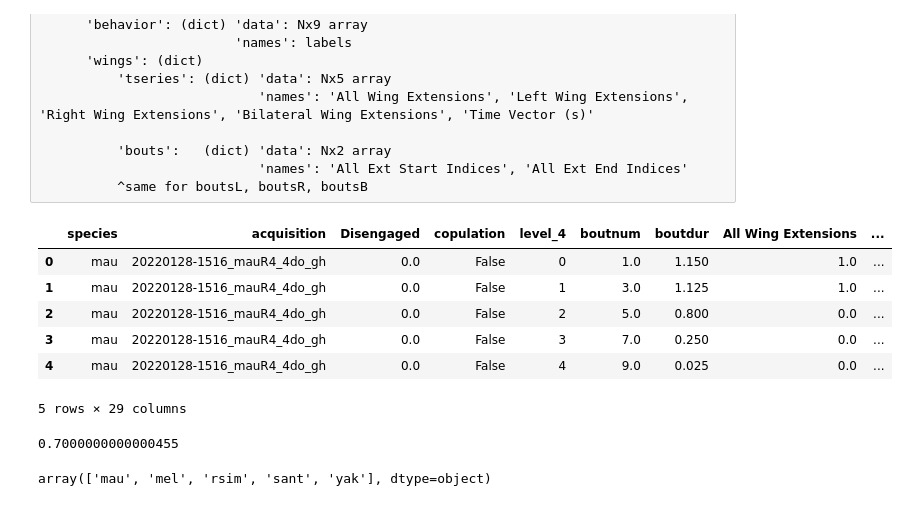
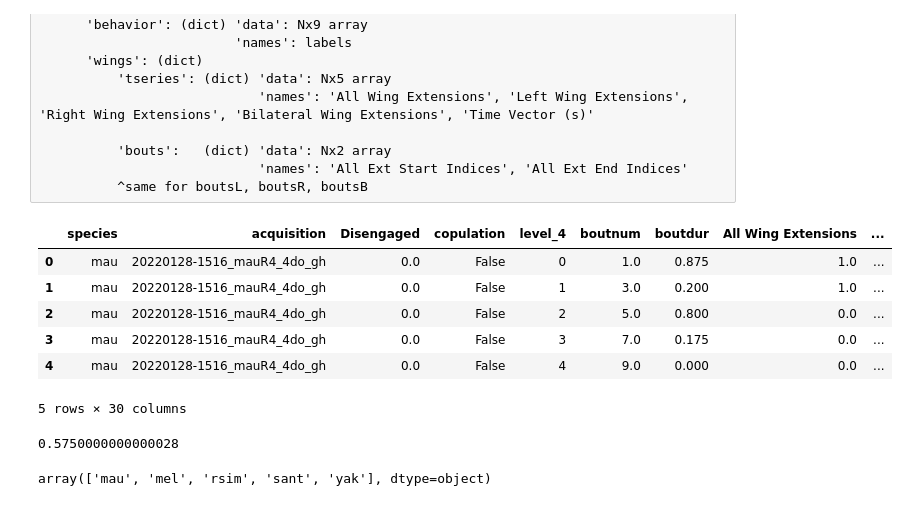
Before and after one commit to julianarhee/flytracker_analysis, a Jupyter notebook: ethograms-to-pca.ipynb, the cells around one changed output. Cells and saved outputs as stored; diff of their text form; code cells hidden in the pictures.

```diff
--- a/ethograms-to-pca.ipynb
+++ b/ethograms-to-pca.ipynb
@@ -18,9 +18,10 @@ import importlib
 putil.set_sns_style(style='dark', min_fontsize=12)
 # %%
 rootdir = '/Volumes/Julie'
+rootdir = '/mnt/minerva'
 videodir = os.path.join(rootdir, 'courtship-videos')
 # rootdir = '/mnt/sda/Videos'
-assay='single_20mm_1x1'
+assay='20mm_dyad'
 
 sessionpaths = sorted(glob.glob(os.path.join(videodir, assay, '202*')), key=util.natsort)
 len(sessionpaths)
@@ -42,16 +43,16 @@ mat['mauritiana'][0]: dict
                             'names': 'All Ext Start Indices', 'All Ext End Indices'
           ^same for boutsL, boutsR, boutsB
 # %%
-ftdir = os.path.join( rootdir, 'analysis/FlyTracker')
+ftdir = os.path.join( rootdir, 'free-behavior-analysis/FlyTracker')
 #basedir = '/mnt/minerva/analysis/FlyTracker'
 # matlab_src = '/home/julianarhee/Documents/projects/flytracker-analysis/overviews2/Ddata.mat'
-matlab_src = os.path.join(ftdir, 'flytracker-matlab/overviews2/Ddata.mat')
+matlab_src = os.path.join(ftdir, 'flytracker-matlab/overviews-20mm_dyad/Ddata.mat')
 # Set save dir
-destdir = os.path.join(ftdir, 'figures')
+destdir = os.path.join(ftdir, '20mm_dyad', 'models')
 if not os.path.exists(destdir):
     os.makedirs(destdir)
 # set FIGID
-figid = 'flytracker-matlab/overviews2/Ddata.mat'
+figid = 'flytracker-matlab/overviews-20mm_dyad/Ddata.mat'
 # %%
 # # load MAT
 # mat = scipy.io.loadmat(matlab_src, simplify_cells=True)
@@ -59,17 +60,17 @@ figid = 'flytracker-matlab/overviews2/Ddata.mat'
 # # assert len(species_list)==1, "Did not find unique struct name: %s" % str(struct_name)
 # print("Found species in struct: {}".format(species_list))
 # %%
-bouts_fpath = os.path.join(ftdir, 'bouts.pkl')
+bouts_fpath = os.path.join(ftdir, '20mm_dyad', 'bouts.pkl')
 bouts = pd.read_pickle(bouts_fpath) # encoding='latin1')
 bouts.head()
 # %% [output]
 |  | species | acquisition | Disengaged | copulation | level_4 | boutnum | boutdur | All Wing Extensions | ... |
-| 0 | mau | 20220128-1516_mauR4_4do_gh | 0.0 | False | 0 | 1.0 | 1.150 | 1.0 | ... |
-| 1 | mau | 20220128-1516_mauR4_4do_gh | 0.0 | False | 1 | 3.0 | 1.125 | 1.0 | ... |
+| 0 | mau | 20220128-1516_mauR4_4do_gh | 0.0 | False | 0 | 1.0 | 0.875 | 1.0 | ... |
+| 1 | mau | 20220128-1516_mauR4_4do_gh | 0.0 | False | 1 | 3.0 | 0.200 | 1.0 | ... |
 | 2 | mau | 20220128-1516_mauR4_4do_gh | 0.0 | False | 2 | 5.0 | 0.800 | 0.0 | ... |
-| 3 | mau | 20220128-1516_mauR4_4do_gh | 0.0 | False | 3 | 7.0 | 0.250 | 0.0 | ... |
-| 4 | mau | 20220128-1516_mauR4_4do_gh | 0.0 | False | 4 | 9.0 | 0.025 | 0.0 | ... |
+| 3 | mau | 20220128-1516_mauR4_4do_gh | 0.0 | False | 3 | 7.0 | 0.175 | 0.0 | ... |
+| 4 | mau | 20220128-1516_mauR4_4do_gh | 0.0 | False | 4 | 9.0 | 0.000 | 0.0 | ... |
-5 rows × 29 columns
+5 rows × 30 columns
 # %%
 
 behavior_names = ['All Wing Extensions', 'Putative Tap Events',
@@ -82,7 +83,7 @@ bouts['boutdur_norm'] = bouts['boutdur']/bouts['boutdur'].max() #300 #bouts['bou
 # %%
 bouts['boutdur'].median()
 # %% [output]
-0.7000000000000455
+0.5750000000000028
 # %%
 bouts['species'].unique()
 # %% [output]
```
Also changed, not shown: parts of 34 cells of this notebook.
